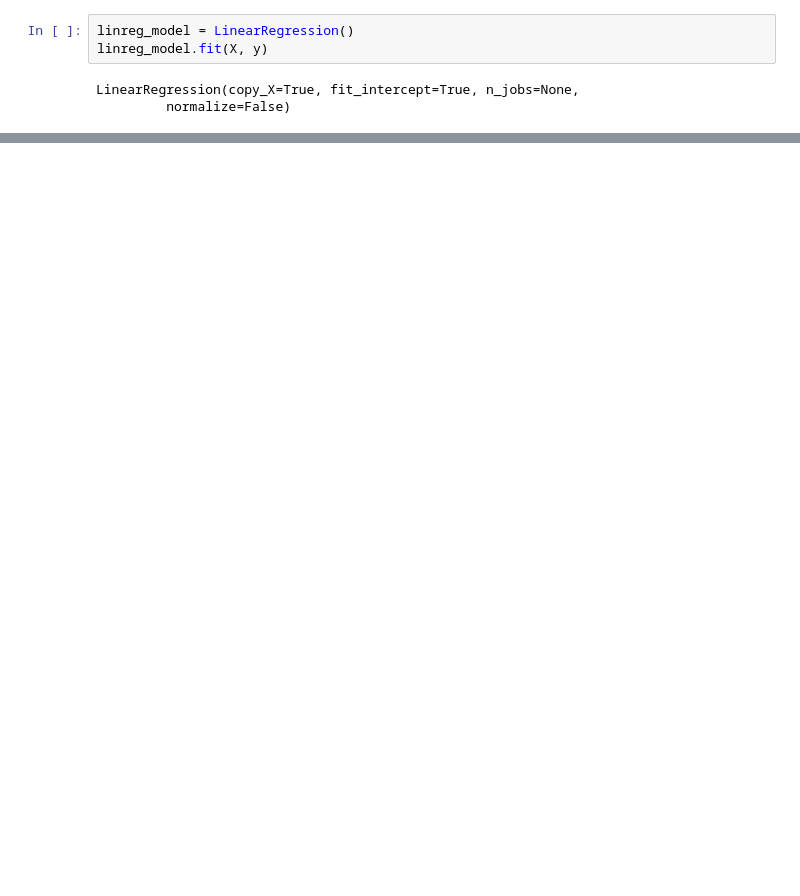
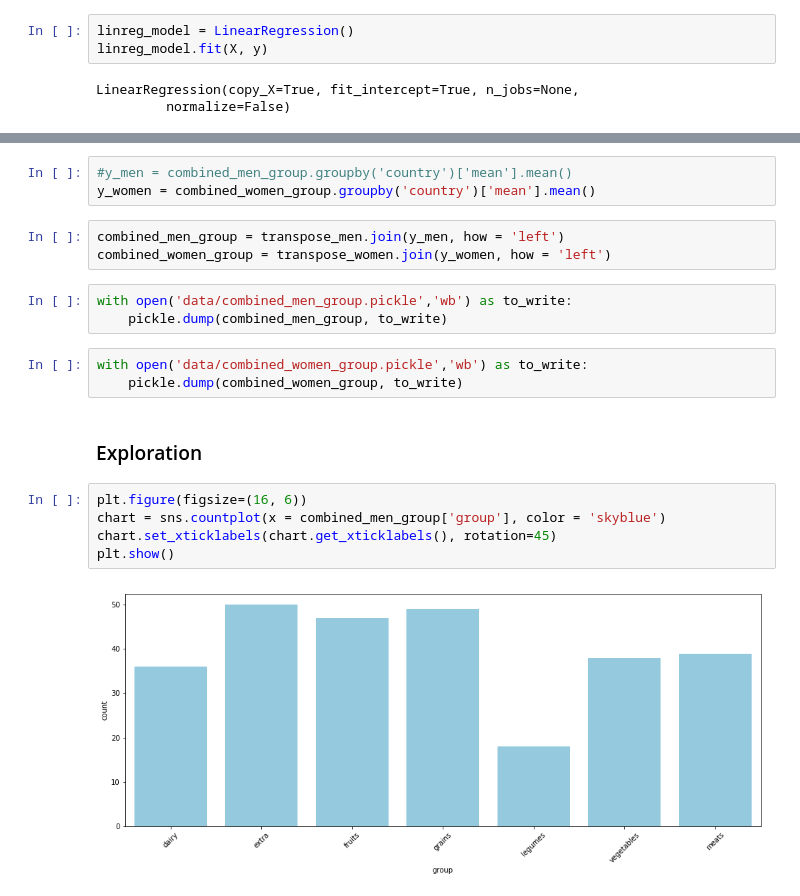
Before and after one commit to brittbowers/Are-You-What-You-Eat, a Jupyter notebook: project_2_analysis.ipynb, the cells around one changed output, grey strips where cells are left out. Cells and saved outputs as stored; diff of their text form; blank space fills up the shorter version.

```diff
--- a/project_2_analysis.ipynb
+++ b/project_2_analysis.ipynb
@@ -117,0 +204,21 @@ Warnings:
+# %%
+#y_men = combined_men_group.groupby('country')['mean'].mean()
+y_women = combined_women_group.groupby('country')['mean'].mean()
+# %%
+combined_men_group = transpose_men.join(y_men, how = 'left')
+combined_women_group = transpose_women.join(y_women, how = 'left')
+# %%
+with open('data/combined_men_group.pickle','wb') as to_write:
+    pickle.dump(combined_men_group, to_write)
+# %%
+with open('data/combined_women_group.pickle','wb') as to_write:
+    pickle.dump(combined_women_group, to_write)
+# %% [markdown]
+### Exploration
+# %%
+plt.figure(figsize=(16, 6))
+chart = sns.countplot(x = combined_men_group['group'], color = 'skyblue')
+chart.set_xticklabels(chart.get_xticklabels(), rotation=45)
+plt.show()
+# %% [output]
+[figure, added]
```
Also changed, not shown: parts of 181 cells of this notebook, 6 other files.
